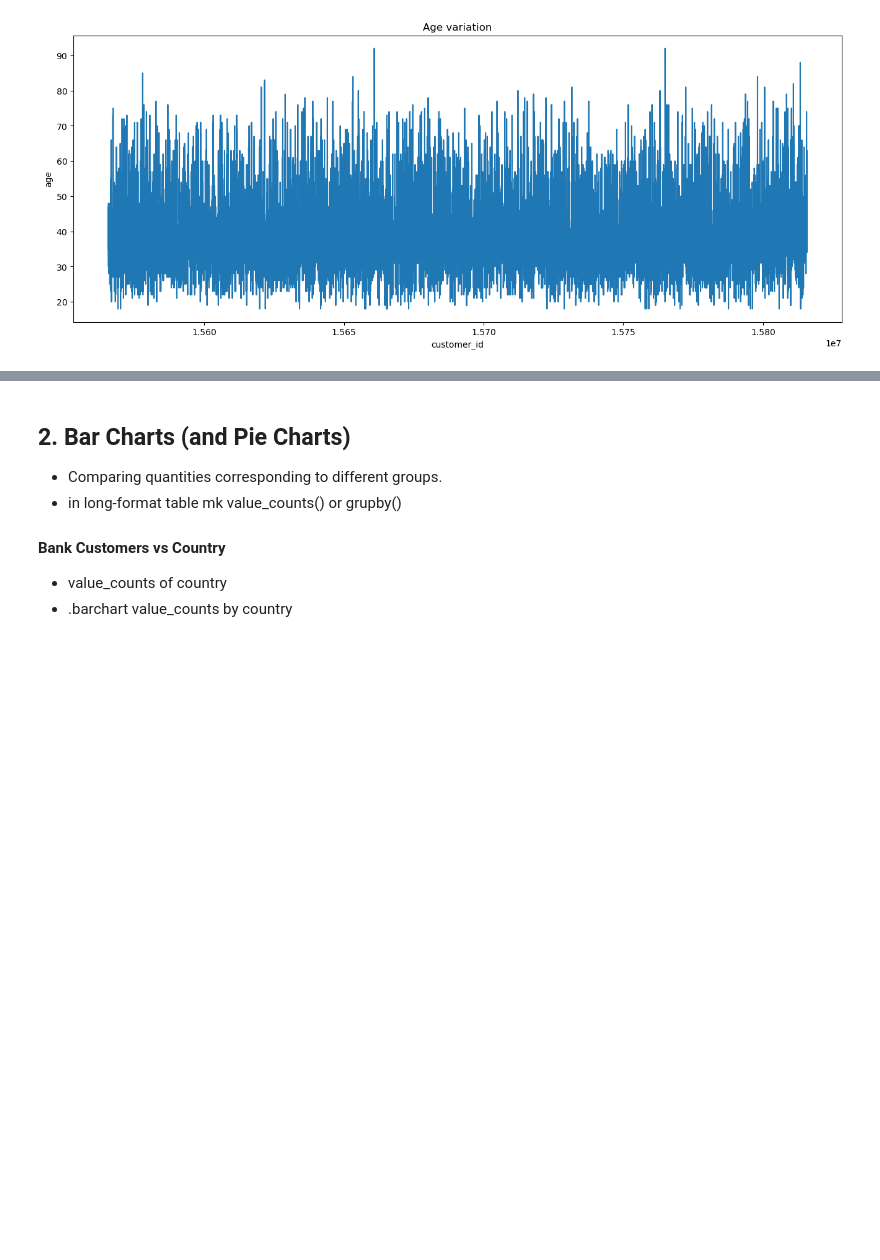
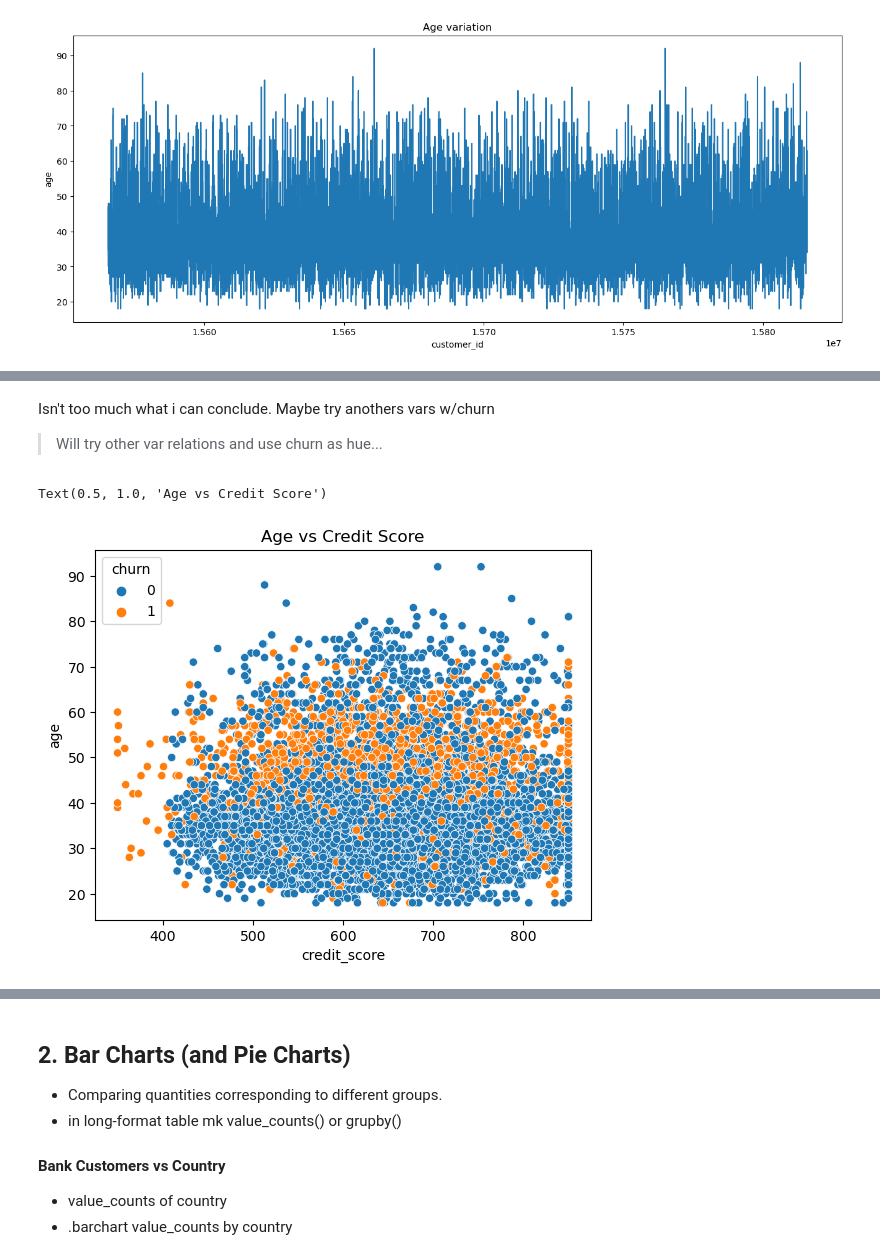
Before and after one commit to jmonti-gh/DataAnalysis_Py, a Jupyter notebook: DataVisualization/Kgl_DV7e0_project.ipynb, the cells around one changed output, grey strips where cells are left out. Cells and saved outputs as stored; diff of their text form; code cells hidden in the pictures; blank space fills up the shorter version.

```diff
--- a/DataVisualization/Kgl_DV7e0_project.ipynb
+++ b/DataVisualization/Kgl_DV7e0_project.ipynb
@@ -141,0 +149,11 @@ Text(0.5, 0, 'customer_id')
+# %% [markdown]
+Isn't too much what i can conclude. Maybe try anothers vars w/churn
+> Will try other var relations and use churn as hue...
+# %%
+# age and credit_score colored by churn...
+fig, axscat2 = plt.subplots()
+sns.scatterplot(x=df.credit_score, y=df.age, hue=df.churn, ax=axscat2)
+axscat2.set_title('Age vs Credit Score')
+# %% [output]
+Text(0.5, 1.0, 'Age vs Credit Score')
+[figure, added]
```
Also changed, not shown: parts of 30 cells of this notebook, 1 other file.
